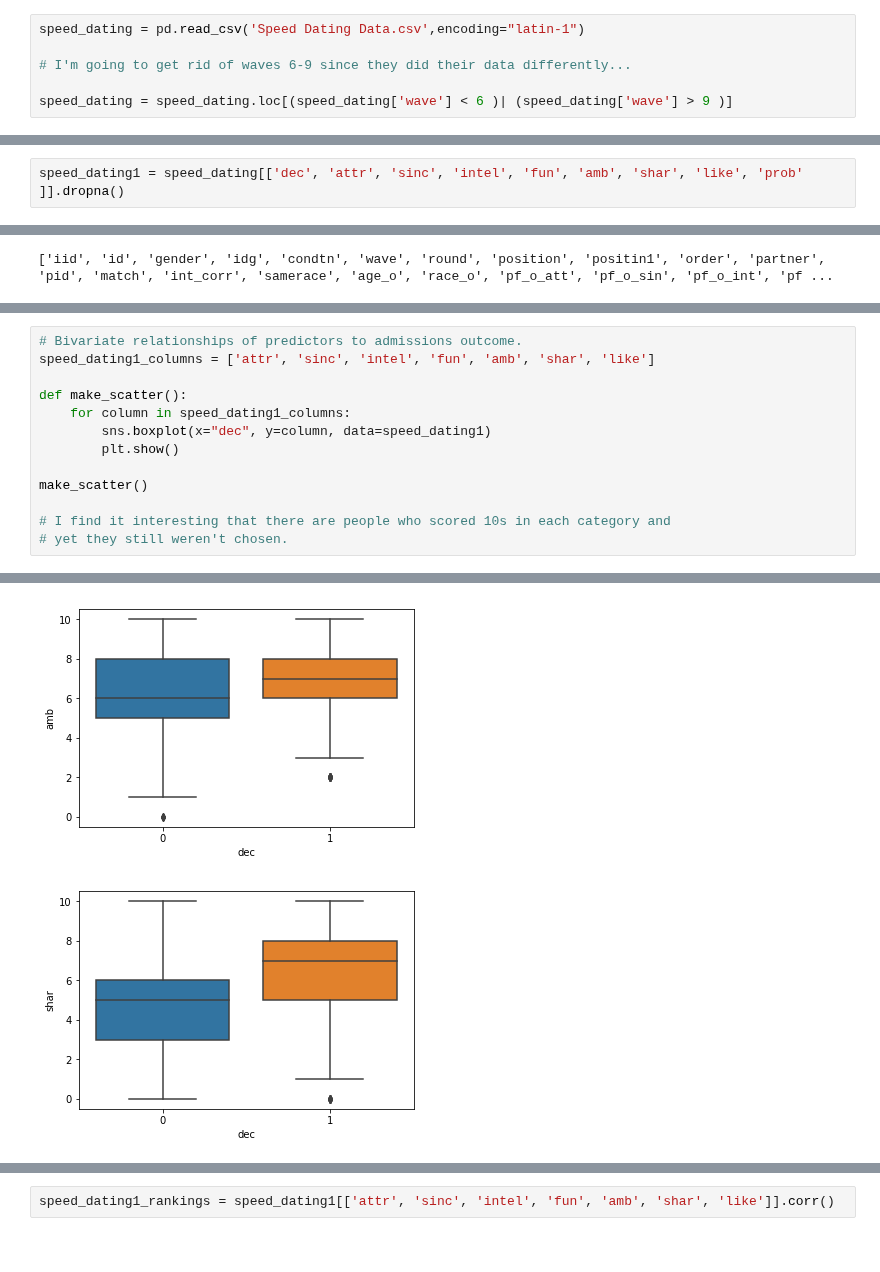
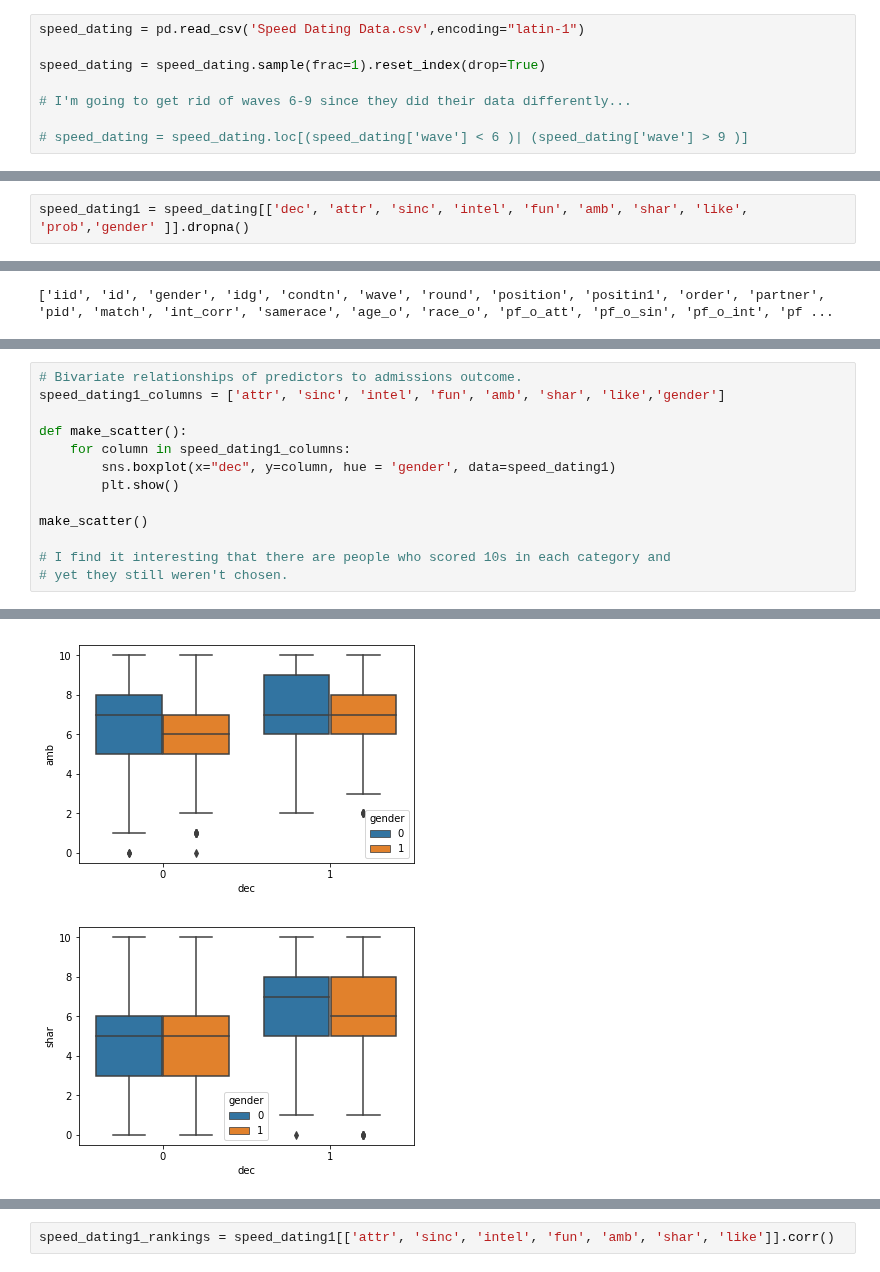
Before and after one commit to VincentG123/ThinkfulBootcamp, a Jupyter notebook: Speed_Dating_Exploration.ipynb, the cells around one changed output, grey strips where cells are left out. Saved outputs shown, nothing was run; the diff lists cells and outputs as text.

```diff
--- a/Speed_Dating_Exploration.ipynb
+++ b/Speed_Dating_Exploration.ipynb
@@ -16,9 +16,11 @@ from sklearn.linear_model import LogisticRegression
 # %%
 speed_dating = pd.read_csv('Speed Dating Data.csv',encoding="latin-1")
 
+speed_dating = speed_dating.sample(frac=1).reset_index(drop=True)
+
 # I'm going to get rid of waves 6-9 since they did their data differently...
 
-speed_dating = speed_dating.loc[(speed_dating['wave'] < 6 )| (speed_dating['wave'] > 9 )]
+# speed_dating = speed_dating.loc[(speed_dating['wave'] < 6 )| (speed_dating['wave'] > 9 )]
 # %%
 pd.set_option('display.max_columns', None)
 pd.set_option('display.max_rows', 50)
@@ -49,5 +51,5 @@ speed_dating
 # %%
-speed_dating1 = speed_dating[['dec', 'attr', 'sinc', 'intel', 'fun', 'amb', 'shar', 'like', 'prob' ]].dropna()
+speed_dating1 = speed_dating[['dec', 'attr', 'sinc', 'intel', 'fun', 'amb', 'shar', 'like', 'prob','gender' ]].dropna()
 # %%
 print(list(speed_dating.columns))
 # %% [output]
@@ -188,10 +193,10 @@ plt.show()
 # %%
 # Bivariate relationships of predictors to admissions outcome.
-speed_dating1_columns = ['attr', 'sinc', 'intel', 'fun', 'amb', 'shar', 'like']
+speed_dating1_columns = ['attr', 'sinc', 'intel', 'fun', 'amb', 'shar', 'like','gender']
 
 def make_scatter():
     for column in speed_dating1_columns:
-        sns.boxplot(x="dec", y=column, data=speed_dating1)
+        sns.boxplot(x="dec", y=column, hue = 'gender', data=speed_dating1)
         plt.show()
 
 make_scatter()
@@ -206,2 +211,2 @@ make_scatter()
-[figure, old version]
+[figure, new version]
-[figure, old version]
+[figure, new version]
```
Also changed, not shown: parts of 28 cells of this notebook, 1 other file.
